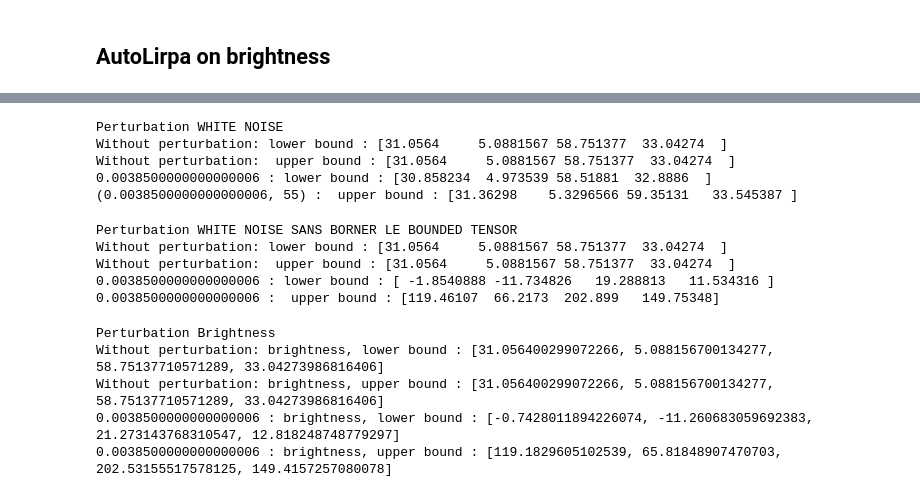
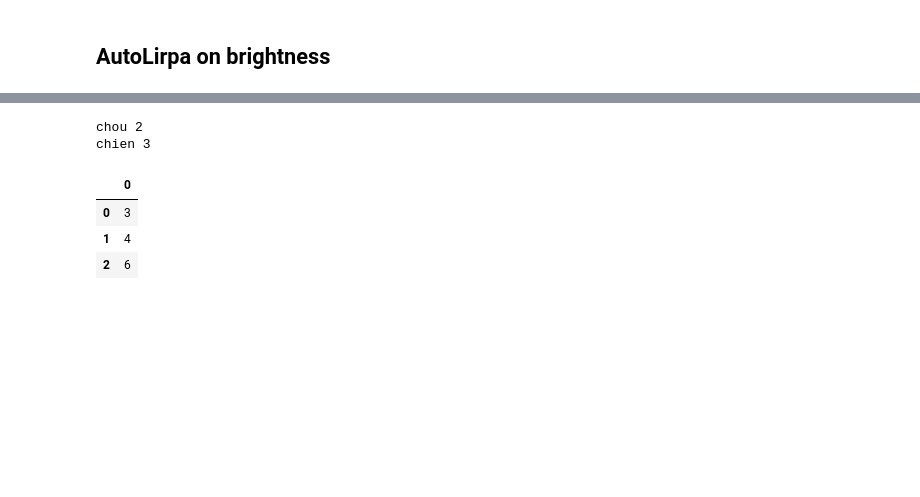
Before and after one commit to NoCohen66/Verification4ObjectDetection, a Jupyter notebook: brightness_manip_todelete/load_state_dict_brightness_contrast.ipynb, the cells around one changed output, grey strips where cells are left out. Saved outputs shown, nothing was run; the diff lists cells and outputs as text; code cells hidden in the pictures; blank space fills up the shorter version.

Commit message:
many perturbations

```diff
--- a/brightness_manip_todelete/load_state_dict_brightness_contrast.ipynb
+++ b/brightness_manip_todelete/load_state_dict_brightness_contrast.ipynb
@@ -320,36 +245,0 @@ be careful added by Noemie
-# %%
-print("Perturbation WHITE NOISE")
-print("Without perturbation: lower bound :", lb_without)
-print("Without perturbation:  upper bound :", ub_without)
-print(variation[0], ": lower bound :", lb_with )
-print(variations[0], ":  upper bound :", ub_with )
-# %% [output]
-Perturbation WHITE NOISE
-Without perturbation: lower bound : [31.0564     5.0881567 58.751377  33.04274  ]
-Without perturbation:  upper bound : [31.0564     5.0881567 58.751377  33.04274  ]
-0.0038500000000000006 : lower bound : [30.858234  4.973539 58.51881  32.8886  ]
-(0.0038500000000000006, 55) :  upper bound : [31.36298    5.3296566 59.35131   33.545387 ]
-# %%
-print("Perturbation WHITE NOISE SANS BORNER LE BOUNDED TENSOR")
-print("Without perturbation: lower bound :", lb_without)
-print("Without perturbation:  upper bound :", ub_without)
-print(variation[0], ": lower bound :", lb_with_withoutwLxU)
-print(variations[0], ":  upper bound :", ub_with_withoutwLxU )
-# %% [output]
-Perturbation WHITE NOISE SANS BORNER LE BOUNDED TENSOR
-Without perturbation: lower bound : [31.0564     5.0881567 58.751377  33.04274  ]
-Without perturbation:  upper bound : [31.0564     5.0881567 58.751377  33.04274  ]
-0.0038500000000000006 : lower bound : [ -1.8540888 -11.734826   19.288813   11.534316 ]
-0.0038500000000000006 :  upper bound : [119.46107  66.2173  202.899   149.75348]
-# %%
-print("Perturbation Brightness")
-print("Without perturbation: brightness, lower bound :", df_brightness["lb"][0])
-print("Without perturbation: brightness, upper bound :", df_brightness["ub"][0])
-print(variations[0], ": brightness, lower bound :", df_brightness["lb"][variations[1]] )
-print(variations[0], ": brightness, upper bound :", df_brightness["ub"][variations[1]] )
-# %% [output]
-Perturbation Brightness
-Without perturbation: brightness, lower bound : [31.056400299072266, 5.088156700134277, 58.75137710571289, 33.04273986816406]
-Without perturbation: brightness, upper bound : [31.056400299072266, 5.088156700134277, 58.75137710571289, 33.04273986816406]
-0.0038500000000000006 : brightness, lower bound : [-0.7428011894226074, -11.260683059692383, 21.273143768310547, 12.818248748779297]
-0.0038500000000000006 : brightness, upper bound : [119.1829605102539, 65.81848907470703, 202.53155517578125, 149.4157257080078]
@@ -355,0 +248,14 @@ Without perturbation: brightness, upper bound : [31.056400299072266, 5.088156700
+# %%
+for i, u in dictio.items():
+    print(i,u)
+# %% [output]
+chou 2
+chien 3
+# %%
+L = [3,4,6]
+pd.DataFrame(L)
+# %% [output]
+|  | 0 |
+| 0 | 3 |
+| 1 | 4 |
+| 2 | 6 |
```
Also changed, not shown: parts of 21 cells of this notebook, 9 other files.
